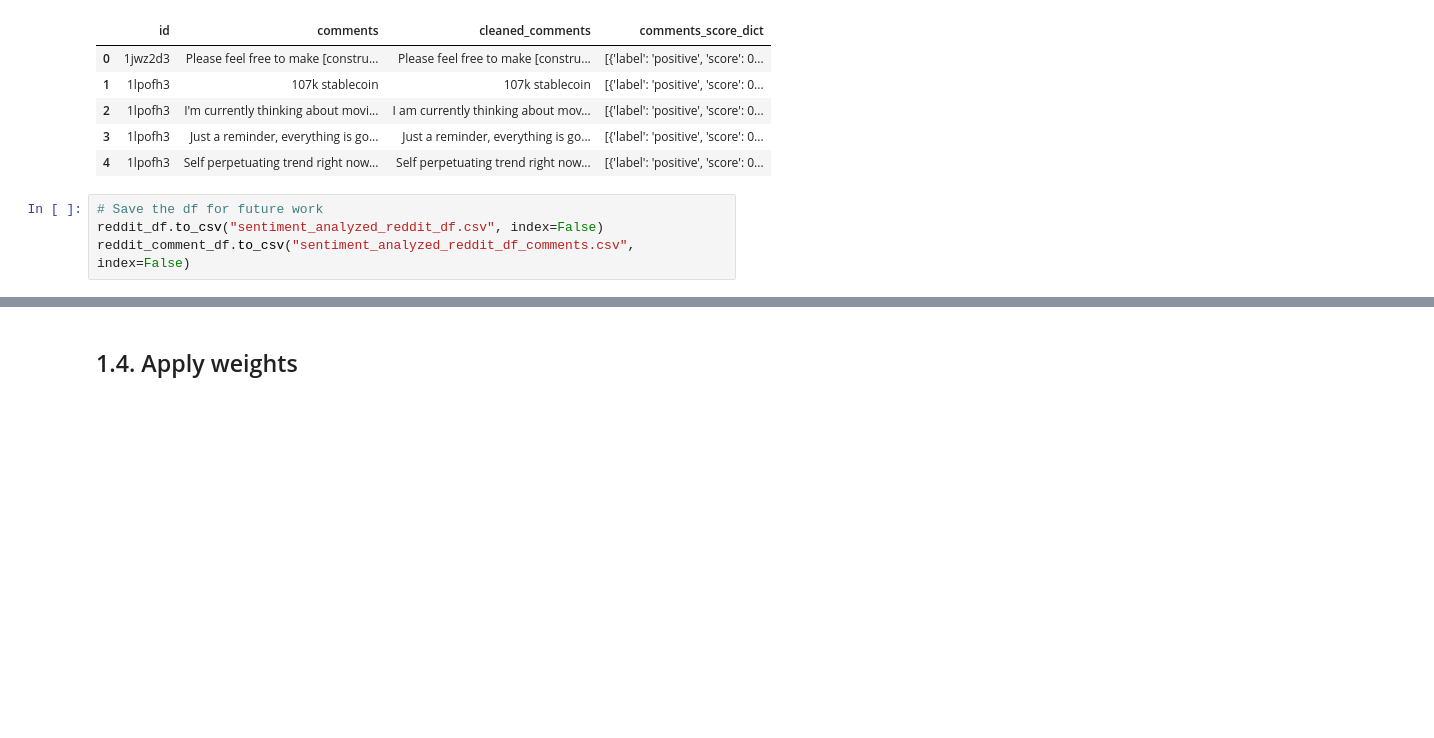
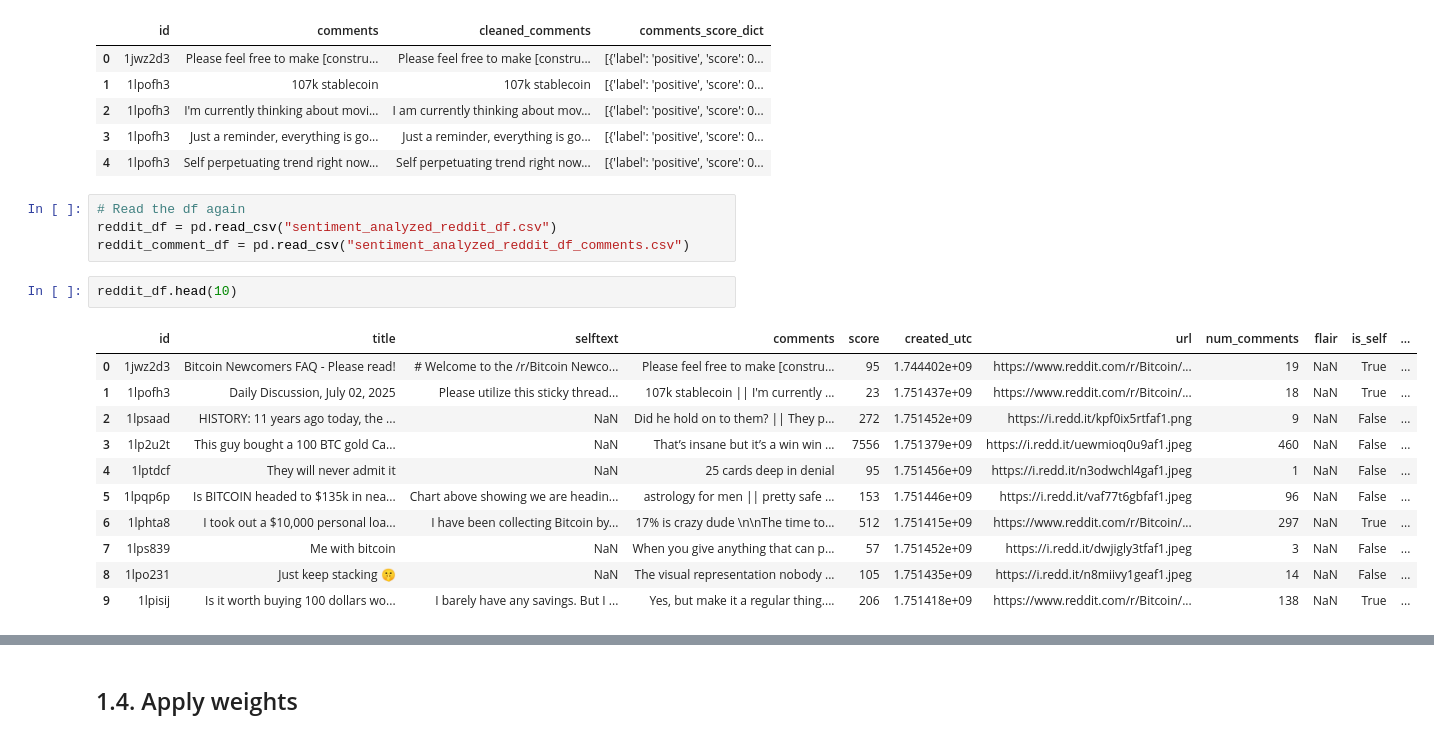
Before and after one commit to shejiac/sentiment_street, a Jupyter notebook: notebooks/sent_analysis.ipynb, the cells around one changed output, grey strips where cells are left out. Saved outputs shown, nothing was run; the diff lists cells and outputs as text; blank space fills up the shorter version.

Commit message:
Update sentiment analysis process up to the sentiment compound score calculations

```diff
--- a/notebooks/sent_analysis.ipynb
+++ b/notebooks/sent_analysis.ipynb
@@ -302,7 +302,21 @@ reddit_comment_df.head()
 | 2 | 1lpofh3 | I'm currently thinking about movi... | I am currently thinking about mov... | [{'label': 'positive', 'score': 0... |
 | 3 | 1lpofh3 | Just a reminder, everything is go... | Just a reminder, everything is go... | [{'label': 'positive', 'score': 0... |
 | 4 | 1lpofh3 | Self perpetuating trend right now... | Self perpetuating trend right now... | [{'label': 'positive', 'score': 0... |
-# %%
-# Save the df for future work
-reddit_df.to_csv("sentiment_analyzed_reddit_df.csv", index=False)
-reddit_comment_df.to_csv("sentiment_analyzed_reddit_df_comments.csv", index=False)
+# %%
+# Read the df again
+reddit_df = pd.read_csv("sentiment_analyzed_reddit_df.csv")
+reddit_comment_df = pd.read_csv("sentiment_analyzed_reddit_df_comments.csv")
+# %%
+reddit_df.head(10)
+# %% [output]
+|  | id | title | selftext | comments | score | created_utc | url | num_comments | flair | is_self | ... |
+| 0 | 1jwz2d3 | Bitcoin Newcomers FAQ - Please read! | # Welcome to the /r/Bitcoin Newco... | Please feel free to make [constru... | 95 | 1.744402e+09 | https://www.reddit.com/r/Bitcoin/... | 19 | NaN | True | ... |
+| 1 | 1lpofh3 | Daily Discussion, July 02, 2025 | Please utilize this sticky thread... | 107k stablecoin || I'm currently ... | 23 | 1.751437e+09 | https://www.reddit.com/r/Bitcoin/... | 18 | NaN | True | ... |
+| 2 | 1lpsaad | HISTORY: 11 years ago today, the ... | NaN | Did he hold on to them? || They p... | 272 | 1.751452e+09 | https://i.redd.it/kpf0ix5rtfaf1.png | 9 | NaN | False | ... |
+| 3 | 1lp2u2t | This guy bought a 100 BTC gold Ca... | NaN | That’s insane but it’s a win win ... | 7556 | 1.751379e+09 | https://i.redd.it/uewmioq0u9af1.jpeg | 460 | NaN | False | ... |
+| 4 | 1lptdcf | They will never admit it | NaN | 25 cards deep in denial | 95 | 1.751456e+09 | https://i.redd.it/n3odwchl4gaf1.jpeg | 1 | NaN | False | ... |
+| 5 | 1lpqp6p | Is BITCOIN headed to $135k in nea... | Chart above showing we are headin... | astrology for men || pretty safe ... | 153 | 1.751446e+09 | https://i.redd.it/vaf77t6gbfaf1.jpeg | 96 | NaN | False | ... |
+| 6 | 1lphta8 | I took out a $10,000 personal loa... | I have been collecting Bitcoin by... | 17% is crazy dude \n\nThe time to... | 512 | 1.751415e+09 | https://www.reddit.com/r/Bitcoin/... | 297 | NaN | True | ... |
+| 7 | 1lps839 | Me with bitcoin | NaN | When you give anything that can p... | 57 | 1.751452e+09 | https://i.redd.it/dwjigly3tfaf1.jpeg | 3 | NaN | False | ... |
+| 8 | 1lpo231 | Just keep stacking 🤫 | NaN | The visual representation nobody ... | 105 | 1.751435e+09 | https://i.redd.it/n8miivy1geaf1.jpeg | 14 | NaN | False | ... |
+| 9 | 1lpisij | Is it worth buying 100 dollars wo... | I barely have any savings. But I ... | Yes, but make it a regular thing.... | 206 | 1.751418e+09 | https://www.reddit.com/r/Bitcoin/... | 138 | NaN | True | ... |
```
Also changed, not shown: parts of 7 cells of this notebook, 2 other files.
